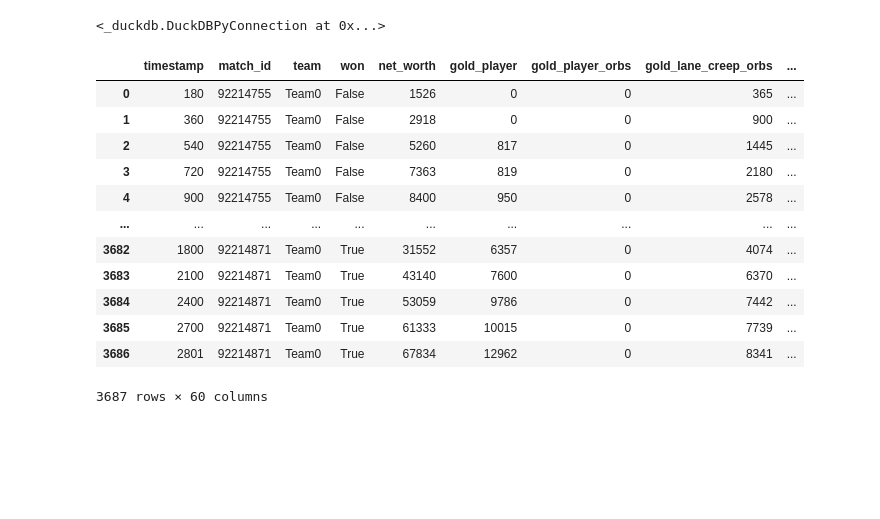
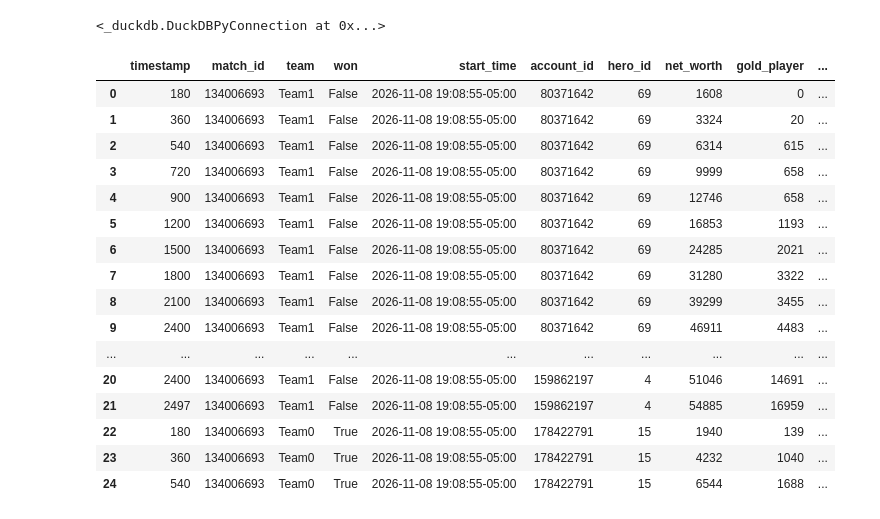
Before and after one commit to jaeahcodes/deadlock-win-predictor, a Jupyter notebook: data_extraction/extractByMatchTest.ipynb, the cells around one changed output. Cells and saved outputs as stored; diff of their text form; code cells hidden in the pictures; blank space fills up the shorter version.

```diff
--- a/data_extraction/extractByMatchTest.ipynb
+++ b/data_extraction/extractByMatchTest.ipynb
@@ -34,56 +33,83 @@ pd.set_option("display.max_rows", None)
 pd.set_option("display.width", 1000)
 pd.set_option("display.expand_frame_repr", False)
 # %%
+# account_id and start_time are used for the dashboard
 extracted_data = con.execute("""
-SELECT match_id, player_slot, team, won, COLUMNS('^stats\\.'), game_mode
-FROM match_player
-WHERE game_mode NOT IN ('StreetBrawl', 'Training', 'Tutorial')
+WITH valid_matches AS (
+    SELECT match_id
+    FROM match_player
+    GROUP BY match_id
+    HAVING COUNT(*) = 12
+),
+
+filter_table AS (
+    SELECT *
+    FROM match_player
+    WHERE match_id IN (SELECT match_id FROM valid_matches)
+    AND game_mode NOT IN ('StreetBrawl', 'Training', 'Tutorial')
+    AND LEN("stats.time_stamp_s") > 0
+    AND match_outcome != 'Error'
+)
+SELECT match_id, player_slot, team, won,
+account_id, start_time, hero_id,
+COLUMNS('^stats\\.'), game_mode
+FROM filter_table
 LIMIT 360
 """).df()
-
+#LIMIT is to be removed when using for df
 
 player_timelines = []
 
 for _, row in extracted_data.iterrows():
 
     # gathers timestamps from the stats column
     timestamps = row["stats.time_stamp_s"]
 
     if timestamps is None:
         continue
 
     # gather static information from the matches
     timeline = pd.DataFrame({"timestamp": timestamps})
     timeline["match_id"] = row["match_id"]
     timeline["team"] = row["team"]
     timeline["won"] = row["won"]
+    timeline["start_time"] = row["start_time"]
+    timeline["account_id"] = row["account_id"]
+    timeline["hero_id"] = row["hero_id"]
+
 
     for col in extracted_data.columns:
 
         # gathers the stats at the given timestamp for the match
         if col.startswith("stats.") and col != "stats.time_stamp_s":
             values = row[col]
 
             if values is not None and len(values) == len(timestamps):
                 timeline[col.replace("stats.", "")] = values
 
     player_timelines.append(timeline)
 
 
 all_timelines = pd.concat(player_timelines, ignore_index=True)
 all_timelines["minutes"] = all_timelines["timestamp"] / 60
-display(all_timelines)
+all_timelines.head(25)
+
+# this df can be exported to be used as data for modeling, it should have all info associated with timestamps
 # %% [output]
-|  | timestamp | match_id | team | won | net_worth | gold_player | gold_player_orbs | gold_lane_creep_orbs | ... |
-| 0 | 180 | 92214755 | Team0 | False | 1526 | 0 | 0 | 365 | ... |
-| 1 | 360 | 92214755 | Team0 | False | 2918 | 0 | 0 | 900 | ... |
-| 2 | 540 | 92214755 | Team0 | False | 5260 | 817 | 0 | 1445 | ... |
-| 3 | 720 | 92214755 | Team0 | False | 7363 | 819 | 0 | 2180 | ... |
-| 4 | 900 | 92214755 | Team0 | False | 8400 | 950 | 0 | 2578 | ... |
-| ... | ... | ... | ... | ... | ... | ... | ... | ... | ... |
-| 3682 | 1800 | 92214871 | Team0 | True | 31552 | 6357 | 0 | 4074 | ... |
-| 3683 | 2100 | 92214871 | Team0 | True | 43140 | 7600 | 0 | 6370 | ... |
-| 3684 | 2400 | 92214871 | Team0 | True | 53059 | 9786 | 0 | 7442 | ... |
-| 3685 | 2700 | 92214871 | Team0 | True | 61333 | 10015 | 0 | 7739 | ... |
-| 3686 | 2801 | 92214871 | Team0 | True | 67834 | 12962 | 0 | 8341 | ... |
+|  | timestamp | match_id | team | won | start_time | account_id | hero_id | net_worth | gold_player | ... |
+| 0 | 180 | 134006693 | Team1 | False | 2026-11-08 19:08:55-05:00 | 80371642 | 69 | 1608 | 0 | ... |
+| 1 | 360 | 134006693 | Team1 | False | 2026-11-08 19:08:55-05:00 | 80371642 | 69 | 3324 | 20 | ... |
+| 2 | 540 | 134006693 | Team1 | False | 2026-11-08 19:08:55-05:00 | 80371642 | 69 | 6314 | 615 | ... |
+| 3 | 720 | 134006693 | Team1 | False | 2026-11-08 19:08:55-05:00 | 80371642 | 69 | 9999 | 658 | ... |
+| 4 | 900 | 134006693 | Team1 | False | 2026-11-08 19:08:55-05:00 | 80371642 | 69 | 12746 | 658 | ... |
+| 5 | 1200 | 134006693 | Team1 | False | 2026-11-08 19:08:55-05:00 | 80371642 | 69 | 16853 | 1193 | ... |
+| 6 | 1500 | 134006693 | Team1 | False | 2026-11-08 19:08:55-05:00 | 80371642 | 69 | 24285 | 2021 | ... |
+| 7 | 1800 | 134006693 | Team1 | False | 2026-11-08 19:08:55-05:00 | 80371642 | 69 | 31280 | 3322 | ... |
+| 8 | 2100 | 134006693 | Team1 | False | 2026-11-08 19:08:55-05:00 | 80371642 | 69 | 39299 | 3455 | ... |
+| 9 | 2400 | 134006693 | Team1 | False | 2026-11-08 19:08:55-05:00 | 80371642 | 69 | 46911 | 4483 | ... |
+| ... | ... | ... | ... | ... | ... | ... | ... | ... | ... | ... |
+| 20 | 2400 | 134006693 | Team1 | False | 2026-11-08 19:08:55-05:00 | 159862197 | 4 | 51046 | 14691 | ... |
+| 21 | 2497 | 134006693 | Team1 | False | 2026-11-08 19:08:55-05:00 | 159862197 | 4 | 54885 | 16959 | ... |
+| 22 | 180 | 134006693 | Team0 | True | 2026-11-08 19:08:55-05:00 | 178422791 | 15 | 1940 | 139 | ... |
+| 23 | 360 | 134006693 | Team0 | True | 2026-11-08 19:08:55-05:00 | 178422791 | 15 | 4232 | 1040 | ... |
+| 24 | 540 | 134006693 | Team0 | True | 2026-11-08 19:08:55-05:00 | 178422791 | 15 | 6544 | 1688 | ... |
-3687 rows × 60 columns
```
Also changed, not shown: parts of 3 cells of this notebook, 1 other file.
